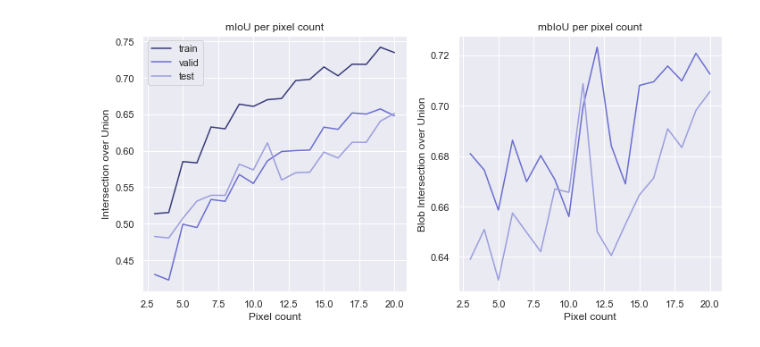
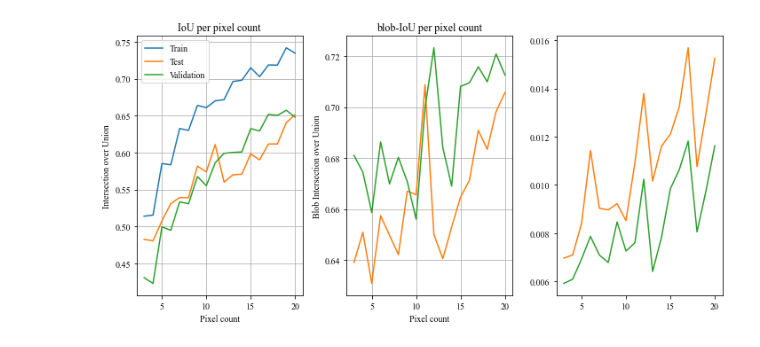
Before and after one commit to Amsterdam-Internships/Fence-Detection, a Jupyter notebook: notebooks/experiment-summary.ipynb, the cells around one changed output. Drawn from its saved outputs; the diff is of its cells as text; code cells hidden in the pictures.

```diff
--- a/notebooks/experiment-summary.ipynb
+++ b/notebooks/experiment-summary.ipynb
@@ -6,5 +6,3 @@ import numpy as np
 import pandas as pd
 import seaborn as sns
 import matplotlib.pyplot as plt
-
-sns.set_theme()
@@ -13,5 +8,0 @@ TITLE = 'resnet18-unet-300s-base'
-# %%
-with open(os.path.join('..', 'experiments', TITLE, 'config.json')) as f:
-    config = json.load(f)
-
-config
@@ -20,5 +9,7 @@ FileNotFoundError: [Errno 2] No such file or directory: '..\\experiments\\resnet
 # %%
-train_logs = pd.read_csv(os.path.join('..', 'experiments', TITLE, 'train-log.csv'))
-valid_logs = pd.read_csv(os.path.join('..', 'experiments', TITLE, 'valid-log.csv'))
+TITLE = 'resnet18-unet-1600s-aug-3px'
+
+train_logs = pd.read_csv(os.path.join('..', 'experiments', 'pxs', TITLE, 'train-log.csv'))
+valid_logs = pd.read_csv(os.path.join('..', 'experiments', 'pxs', TITLE, 'valid-log.csv'))
 
 train_logs.head()
@@ -58,7 +22,0 @@ plt.tight_layout()
-# %%
-TITLE = 'effnetb0-unet-300s-aug'
-
-train_logs = pd.read_csv(os.path.join('..', 'experiments', TITLE, 'train-log.csv'))
-valid_logs = pd.read_csv(os.path.join('..', 'experiments', TITLE, 'valid-log.csv'))
-
-train_logs.head()
@@ -86,47 +23,64 @@ plt.tight_layout()
 # %%
-colors = plt.get_cmap('tab20b').colors
+plt.rcParams["font.family"] = "Times New Roman"
+plt.rcParams["figure.figsize"] = (30, 15)
+
+colors = plt.get_cmap('tab10').colors
 
 experiments = [f'resnet18-unet-1600s-aug-{i}px' for i in range(3, 21)]
 x = [i for i in range(3, 21)]
 
 experiments_2 = [f'resnet18-unet-1600s-aug-{i}px' for i in range(30, 60, 10)]
 x_2 = [30, 40, 50]
 
 max_train_iou, max_valid_iou = [], []
 max_train_biou, max_valid_biou = [], []
 
+valid_fpr, test_fpr = [], []
+
 for experiment in experiments:
-    train_logs = pd.read_csv(os.path.join('..', 'experiments', experiment, 'train-log.csv'))
-    valid_logs = pd.read_csv(os.path.join('..', 'experiments', experiment, 'valid-log.csv'))
+    train_logs = pd.read_csv(os.path.join('..', 'experiments', 'pxs', experiment, 'train-log.csv'))
+    valid_logs = pd.read_csv(os.path.join('..', 'experiments', 'pxs', experiment, 'valid-log.csv'))
+    test_log = pd.read_csv(os.path.join('..', 'experiments', 'pxs', experiment, 'test-log.csv'))
 
     max_train_iou.append(train_logs.positive_iou.max())
     max_valid_iou.append(valid_logs.positive_iou.max())
 
     max_valid_biou.append(valid_logs.blob_iou.iloc[valid_logs.positive_iou.argmax()])
 
-fig, ax = plt.subplots(1, 2, figsize=(10, 5))
+    valid_fpr.append(valid_logs.false_positive_rate.iloc[valid_logs.positive_iou.argmax()])
+    test_fpr.append(test_log.false_positive_rate.iloc[0])
+
+fig, ax = plt.subplots(1, 3, figsize=(10, 5))
 
 ax[0].plot(x, max_train_iou, c=colors[0])
-ax[0].plot(x, max_valid_iou, c=colors[2])
-
-ax[1].plot(x, max_valid_biou, c=colors[2])
 
 df = pd.read_csv(os.path.join('..', 'data', 'test-pxs-results.csv'))
 
-ax[0].plot(x, df.positive_iou.iloc[:-3], c=colors[3])
-ax[1].plot(x, df.blob_iou.iloc[:-3], c=colors[3])
+ax[0].plot(x, df.positive_iou.iloc[:-3], c=colors[1])
+ax[1].plot(x, df.blob_iou.iloc[:-3], c=colors[1])
 
-ax[0].set_title('mIoU per pixel count')
-ax[1].set_title('mbIoU per pixel count')
+ax[0].plot(x, max_valid_iou, c=colors[2])
+ax[1].plot(x, max_valid_biou, c=colors[2])
+
+ax[2].plot(x, valid_fpr, c=colors[2])
+ax[2].plot(x, test_fpr, c=colors[1])
+
+ax[0].set_title('IoU per pixel count')
+ax[1].set_title('blob-IoU per pixel count')
 
 ax[0].set_xlabel('Pixel count')
 ax[1].set_xlabel('Pixel count')
 
 ax[0].set_ylabel('Intersection over Union')
 ax[1].set_ylabel('Blob Intersection over Union')
 
-ax[0].legend(['train', 'valid', 'test'])
+ax[0].legend(['Train', 'Test', 'Validation'])
 
 plt.tight_layout()
+
+ax[0].grid()
+ax[1].grid()
+
+plt.savefig('iouvsbiou.pdf')
 # %% [output]
-[figure, old version]
+[figure, new version]
```
Also changed, not shown: parts of 5 cells of this notebook, 21 other files.
